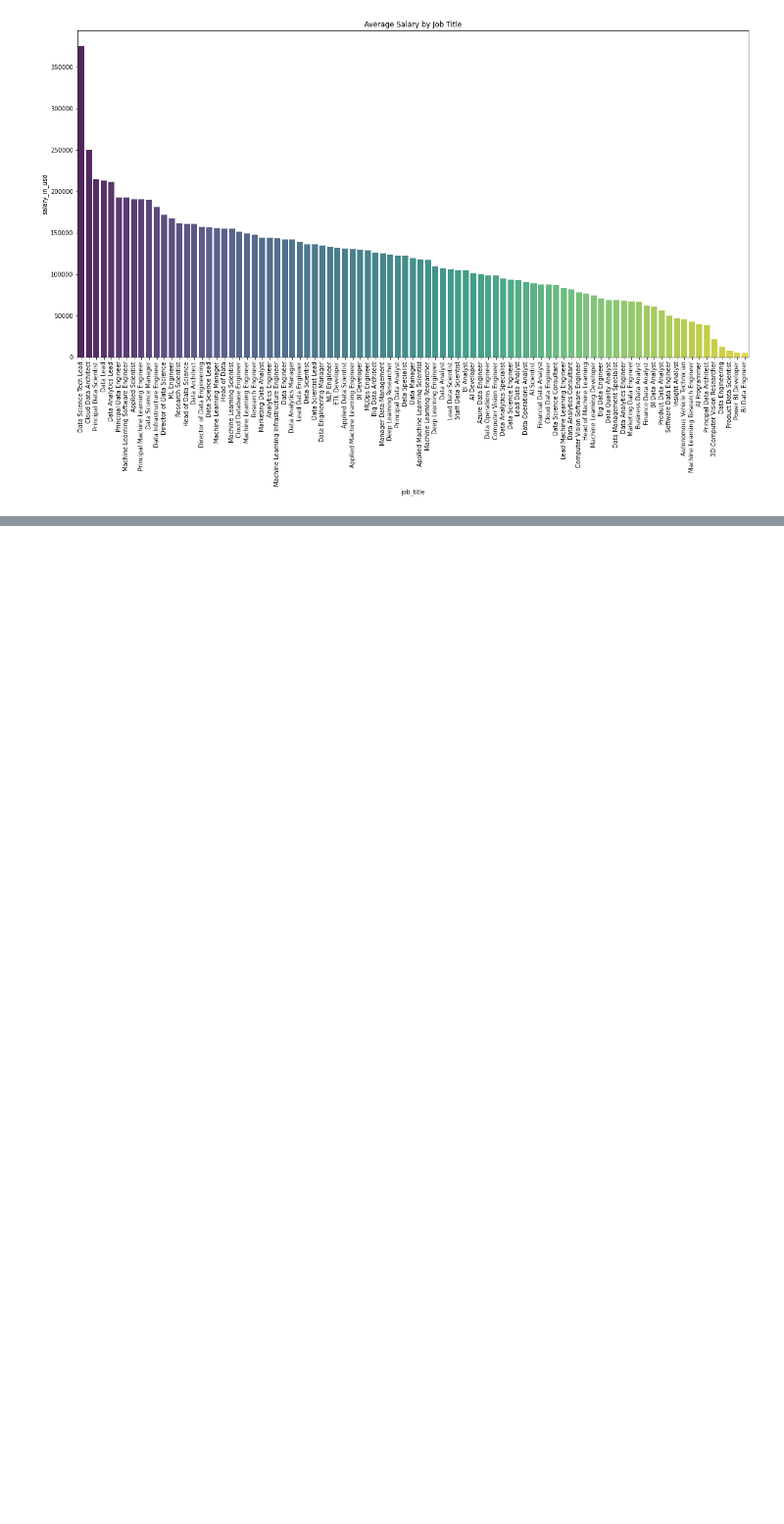
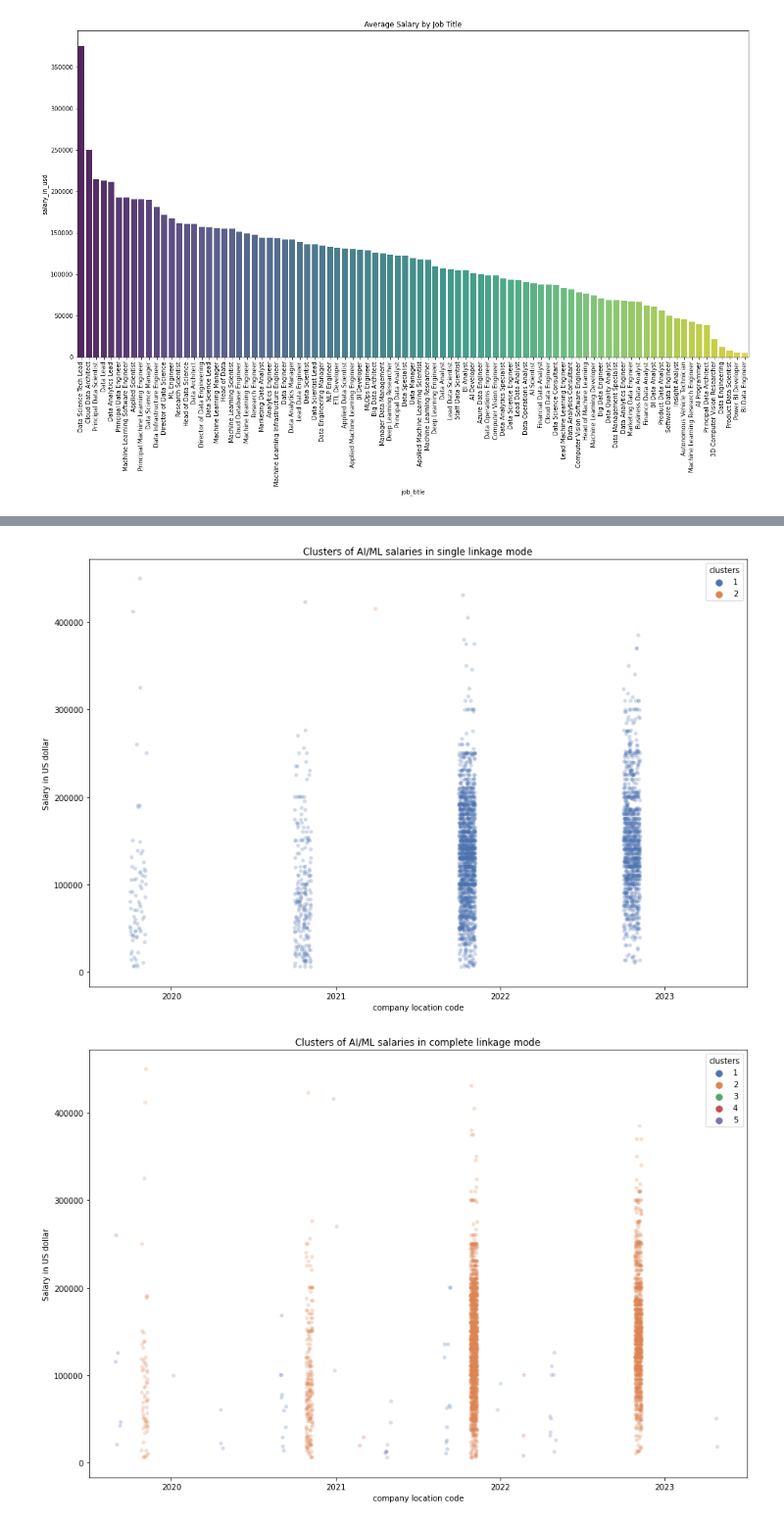
Before and after one commit to sahathat/dataSci, a Jupyter notebook: machineLearning/unsupervised/G7-AL+ML-salaries.ipynb, the cells around one changed output, grey strips where cells are left out. Shown at 98% size. Drawn from its saved outputs; the diff is of its cells as text; code cells hidden in the pictures; blank space fills up the shorter version.

```diff
--- a/machineLearning/unsupervised/G7-AL+ML-salaries.ipynb
+++ b/machineLearning/unsupervised/G7-AL+ML-salaries.ipynb
@@ -241,0 +321,32 @@ plt.show()
+# %%
+# Determine the clusters using fcluster
+from scipy.cluster.hierarchy import fcluster
+
+max_d = [5,12,8,42]  # Adjust this value based on the dendrogram
+i = 0
+
+cluster_df = df.copy()
+for method in methods:
+    clusters = fcluster(linkage_col[method], t=max_d[i], criterion='distance')
+
+    # Add the cluster labels to the DataFrame
+    cluster_df['Cluster_'+method] = clusters
+
+    # Plot the clusters
+    plt.figure(figsize=(15, 10))
+
+    # # Create scatter plot for each cluster
+    # for cluster_id in selected_df['Cluster'].unique():
+    #     cluster_df = cluster_df[cluster_df['Cluster'] == cluster_id]
+
+    # sns.boxplot(x="work_year", y="salary_in_usd", data=cluster_df ,hue='Cluster', palette="deep")
+    sns.stripplot(x="work_year", y="salary_in_usd", data=cluster_df ,hue='Cluster_'+method, palette="deep", dodge=True, alpha=0.25)
+    plt.ylabel("Salary in US dollar")
+    plt.xlabel("company location code")
+    plt.title(f"Clusters of AI/ML salaries in {method} linkage mode")
+    plt.legend(title="clusters",loc="upper right")
+    plt.show()
+    i = i + 1
+# %% [output]
+[figure, added]
+[figure, added]
```
Also changed, not shown: parts of 8 cells of this notebook.
